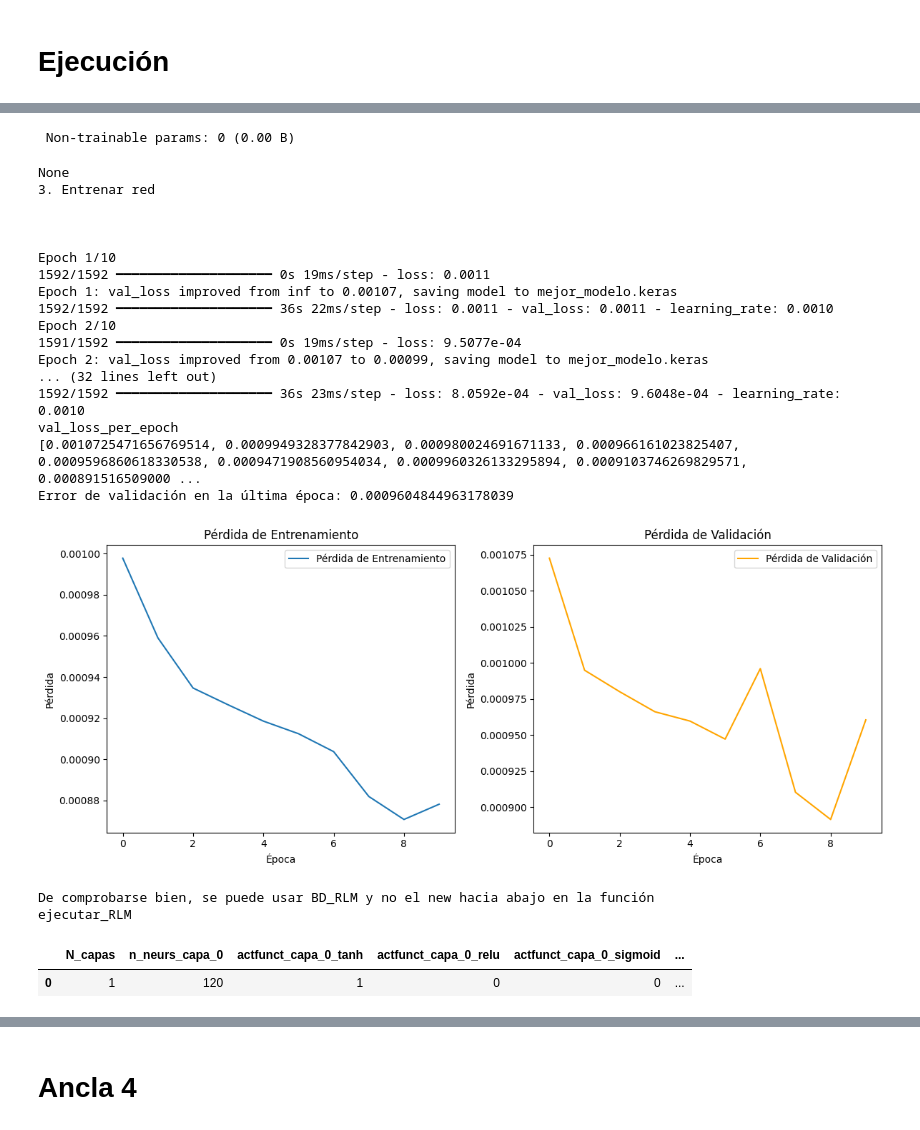
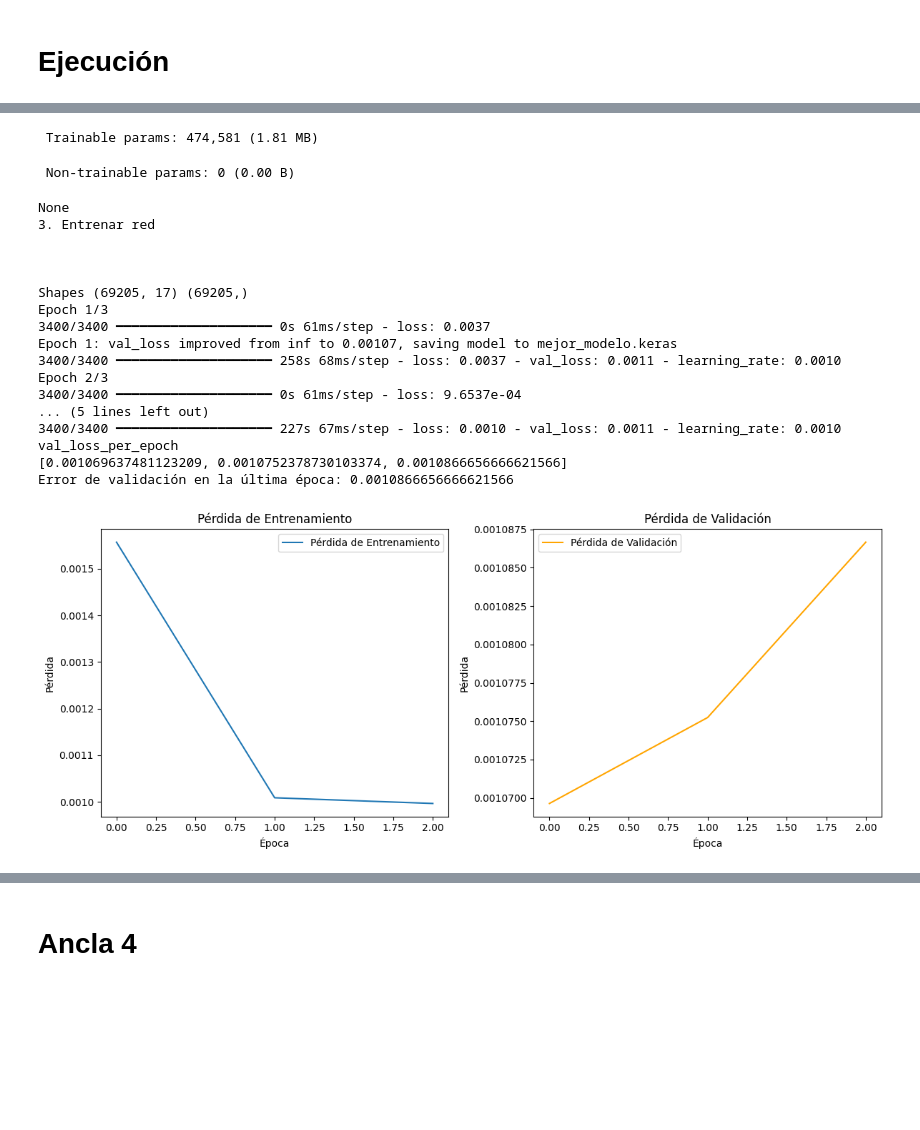
Before and after one commit to mavaldivia/Alginvesting, a Jupyter notebook: scripts/2_FFNN_y_BusqInt_241230.ipynb, the cells around one changed output, grey strips where cells are left out. Cells and saved outputs as stored; diff of their text form; code cells hidden in the pictures; blank space fills up the shorter version.

```diff
--- a/scripts/2_FFNN_y_BusqInt_241230.ipynb
+++ b/scripts/2_FFNN_y_BusqInt_241230.ipynb
@@ -526,7 +498,8 @@ DOW 0.05037440435670524 2019-03-20 2024-10-03 2025-01-21
 from tensorflow.keras.layers import LeakyReLU
 
 # Opciones disponibles
-act_func = {'tanh': 'tanh', 'relu': 'relu', 'sigmoid': 'sigmoid', 'LeakyReLU': LeakyReLU}
+#act_func = {'tanh': 'tanh', 'relu': 'relu', 'sigmoid': 'sigmoid', 'LeakyReLU': LeakyReLU}
+act_func = {'tanh': 'tanh', 'relu': 'relu', 'sigmoid': 'sigmoid'}
 act_func_all = act_func.copy()
 act_func_all['None'] = None # None: Sin act_func
 optimizadores = {'adam': 'adam', 'sgd': 'sgd'}
@@ -1227,22 +1244,28 @@ def generar_nueva_arquitectura(df_arquitectura = None, df_betas = None, learning
 # %%
 learning_rate_RLM = 100 # Parámetros
 iteraciones_arquitecturas = 10
-epochs = 10 # Para cada red neuronal
+epochs = 3 # Para cada red neuronal
 graficar = True
 # %%
 # 0. Comenzar con una arquitectura definida
 
 # 0.A: Se lee la BD de RLM
-df_arquitectura = df_default.copy()
+#df_arquitectura = generar_nueva_arquitectura()  # default
 BD_RLM = pd.DataFrame()
 if 'BD_RLM.pkl' in os.listdir(carpeta_LSTM):
     BD_RLM = pickle_act(f'{carpeta_LSTM}BD_RLM', mode = 'open')
 
+
+# 1.A: Seleccionar el último registro como arquitectura
+if len(BD_RLM) == 0:
+    df_arquitectura = generar_nueva_arquitectura() # default
+else:
+    df_arquitectura = BD_RLM.tail(1).reset_index(drop = True)
+
 for i in range(iteraciones_arquitecturas):
     # 1. Describir la arquitectura definida en la BD arriba para RLM
 
-    # 1.A: Seleccionar el último registro como arquitectura
-    #df_arquitectura = BD_RLM.tail(1).reset_index(drop = True)
+    display('df_arquitectura inicial')
     display(df_arquitectura)
 
     #print('Continuar acá: crear función obtener_base_arquitectura')
@@ -1277,6 +1300,26 @@ for i in range(iteraciones_arquitecturas):
     #df_arquitectura = df_arquitectura_nueva.copy()
 
 
+for c in BD_RLM.columns:# [['mean_absolute_error']]
+    #print(c)
+    try:
+        BD_RLM[c] = BD_RLM[c].astype(float)
+    except:
+        #display(BD_RLM[[c]])
+        None
+
+BD_RLM.to_csv(f'BD_RLM.csv', index = False, sep = ';', decimal = ',')
+display('Ultima arquitectura')
+display(df_arquitectura)
 sys.exit('Continuar acá: ver url https://chatgpt.com/c/66f9ed7b-bf70-8000-89b4-e2fe09ce9a9e')
 # Ver: # Anexo: Predict y medición
+
+
+
+## Fallas
+
+#actfunct = LeakyReLu
+# bidirectional = True
+# GRU (en vez de LSTM)
+# No cerrar con capa densa
 # %% [output]
@@ -1311,23 +1366,20 @@ Model: "sequential_6"
- Non-trainable params: 0 (0.00 B)
+ Trainable params: 474,581 (1.81 MB)
-None
-3. Entrenar red
-
-
-
-Epoch 1/10
-1592/1592 ━━━━━━━━━━━━━━━━━━━━ 0s 19ms/step - loss: 0.0011
-Epoch 1: val_loss improved from inf to 0.00107, saving model to mejor_modelo.keras
-1592/1592 ━━━━━━━━━━━━━━━━━━━━ 36s 22ms/step - loss: 0.0011 - val_loss: 0.0011 - learning_rate: 0.0010
-Epoch 2/10
-1591/1592 ━━━━━━━━━━━━━━━━━━━━ 0s 19ms/step - loss: 9.5077e-04
-Epoch 2: val_loss improved from 0.00107 to 0.00099, saving model to mejor_modelo.keras
-... (32 lines left out)
-1592/1592 ━━━━━━━━━━━━━━━━━━━━ 36s 23ms/step - loss: 8.0592e-04 - val_loss: 9.6048e-04 - learning_rate: 0.0010
-val_loss_per_epoch
-[0.0010725471656769514, 0.0009949328377842903, 0.000980024691671133, 0.000966161023825407, 0.0009596860618330538, 0.0009471908560954034, 0.0009960326133295894, 0.0009103746269829571, 0.000891516509000 ...
-Error de validación en la última época: 0.0009604844963178039
+ Non-trainable params: 0 (0.00 B)
+None
+3. Entrenar red
+
+
+
+Shapes (69205, 17) (69205,)
+Epoch 1/3
+3400/3400 ━━━━━━━━━━━━━━━━━━━━ 0s 61ms/step - loss: 0.0037
+Epoch 1: val_loss improved from inf to 0.00107, saving model to mejor_modelo.keras
+3400/3400 ━━━━━━━━━━━━━━━━━━━━ 258s 68ms/step - loss: 0.0037 - val_loss: 0.0011 - learning_rate: 0.0010
+Epoch 2/3
+3400/3400 ━━━━━━━━━━━━━━━━━━━━ 0s 61ms/step - loss: 9.6537e-04
+... (5 lines left out)
+3400/3400 ━━━━━━━━━━━━━━━━━━━━ 227s 67ms/step - loss: 0.0010 - val_loss: 0.0011 - learning_rate: 0.0010
+val_loss_per_epoch
+[0.001069637481123209, 0.0010752378730103374, 0.0010866656666621566]
+Error de validación en la última época: 0.0010866656666621566
-[figure, old version]
+[figure, new version]
-De comprobarse bien, se puede usar BD_RLM y no el new hacia abajo en la función
-ejecutar_RLM
-|  | N_capas | n_neurs_capa_0 | actfunct_capa_0_tanh | actfunct_capa_0_relu | actfunct_capa_0_sigmoid | ... |
-| 0 | 1 | 120 | 1 | 0 | 0 | ... |
```
Also changed, not shown: parts of 22 cells of this notebook, 9 other files.
